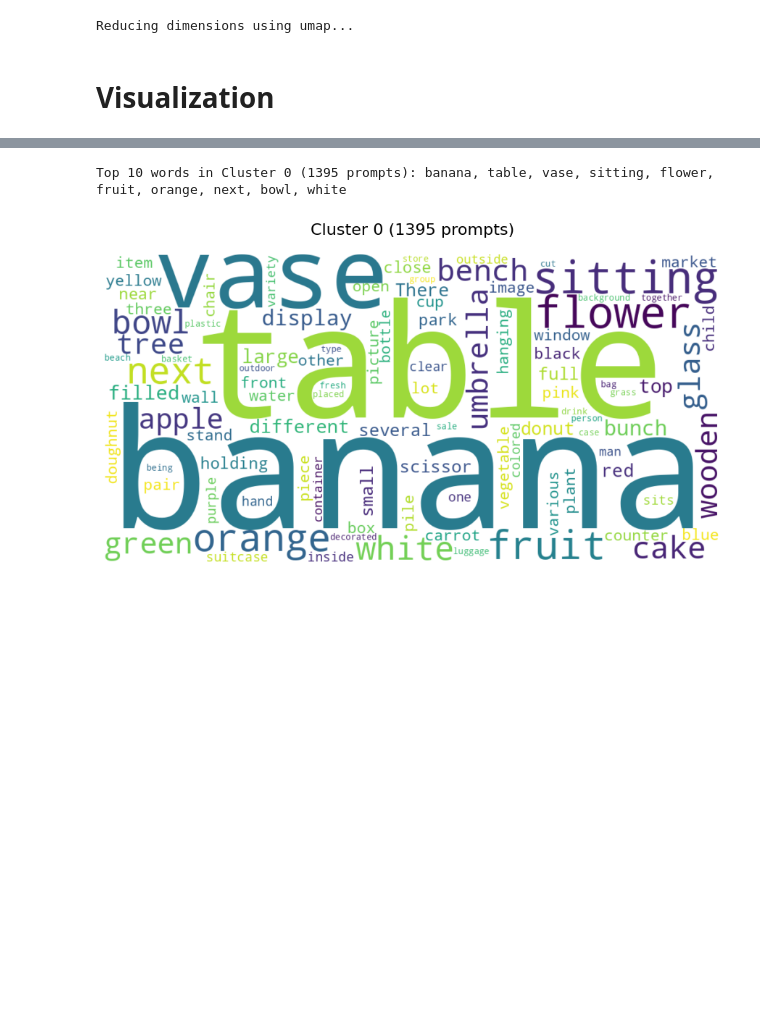
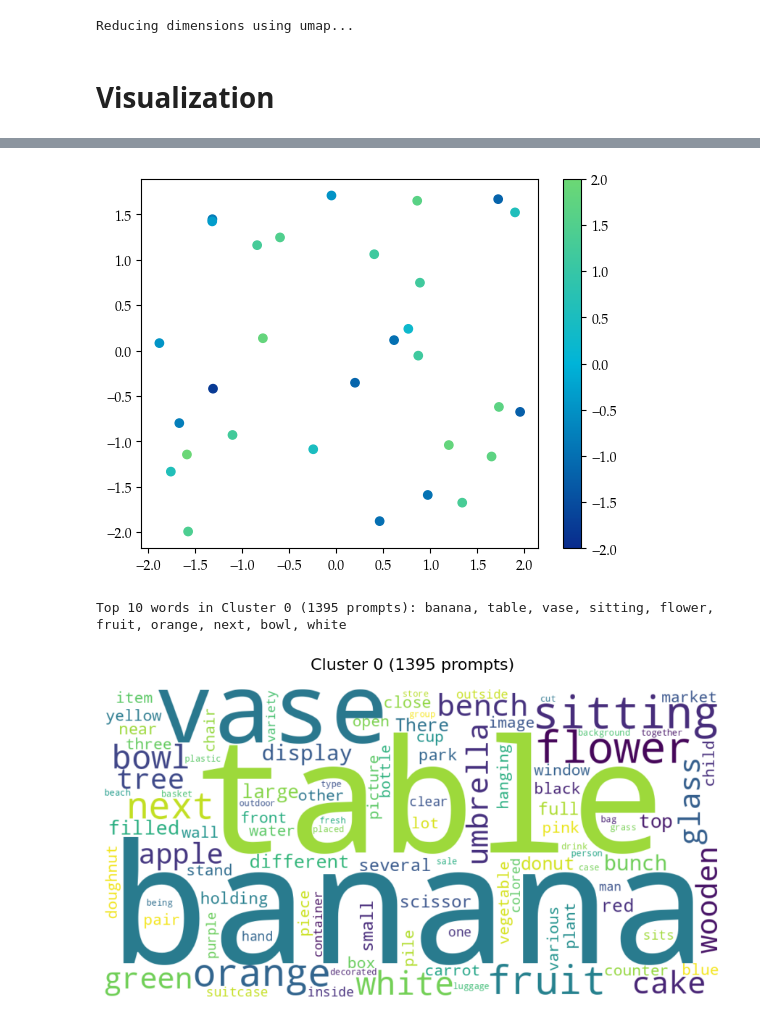
Before and after one commit to magicmagnus/ma-thesis, a Jupyter notebook: 8_analyze_dataset.ipynb, the cells around one changed output, grey strips where cells are left out. Saved outputs shown, nothing was run; the diff lists cells and outputs as text; code cells hidden in the pictures; blank space fills up the shorter version.

```diff
--- a/8_analyze_dataset.ipynb
+++ b/8_analyze_dataset.ipynb
@@ -613,3 +659,16 @@ Top 10 words in COCO: man, sitting, standing, people, next, white, woman, street
+# %%
+import matplotlib.colors
+
+x,y,c = zip(*np.random.rand(30,3)*4-2)
+
+norm=plt.Normalize(-2,2)
+cmap = matplotlib.colors.LinearSegmentedColormap.from_list("", ["#092B8C","#00B4D8","#6CD874"])
+
+plt.scatter(x,y,c=c, cmap=cmap, norm=norm)
+plt.colorbar()
+plt.show()
+# %% [output]
+[figure, added]
 # %%
 # Create cluster-specific word cloud
 top_words_list_clusters = create_cluster_wordcloud(analyzer, cluster_id=0)
```
Also changed, not shown: parts of 6 cells of this notebook, 34 other files.
